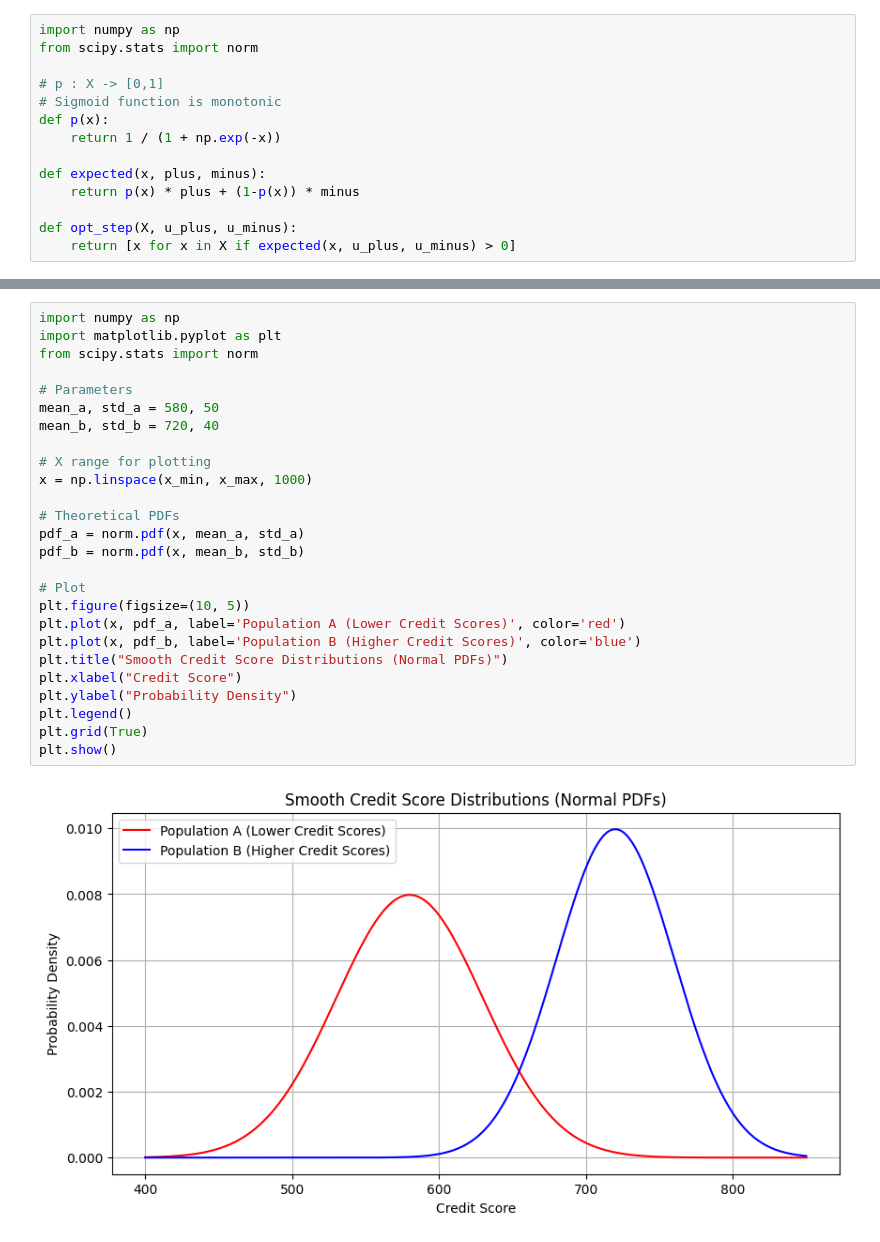
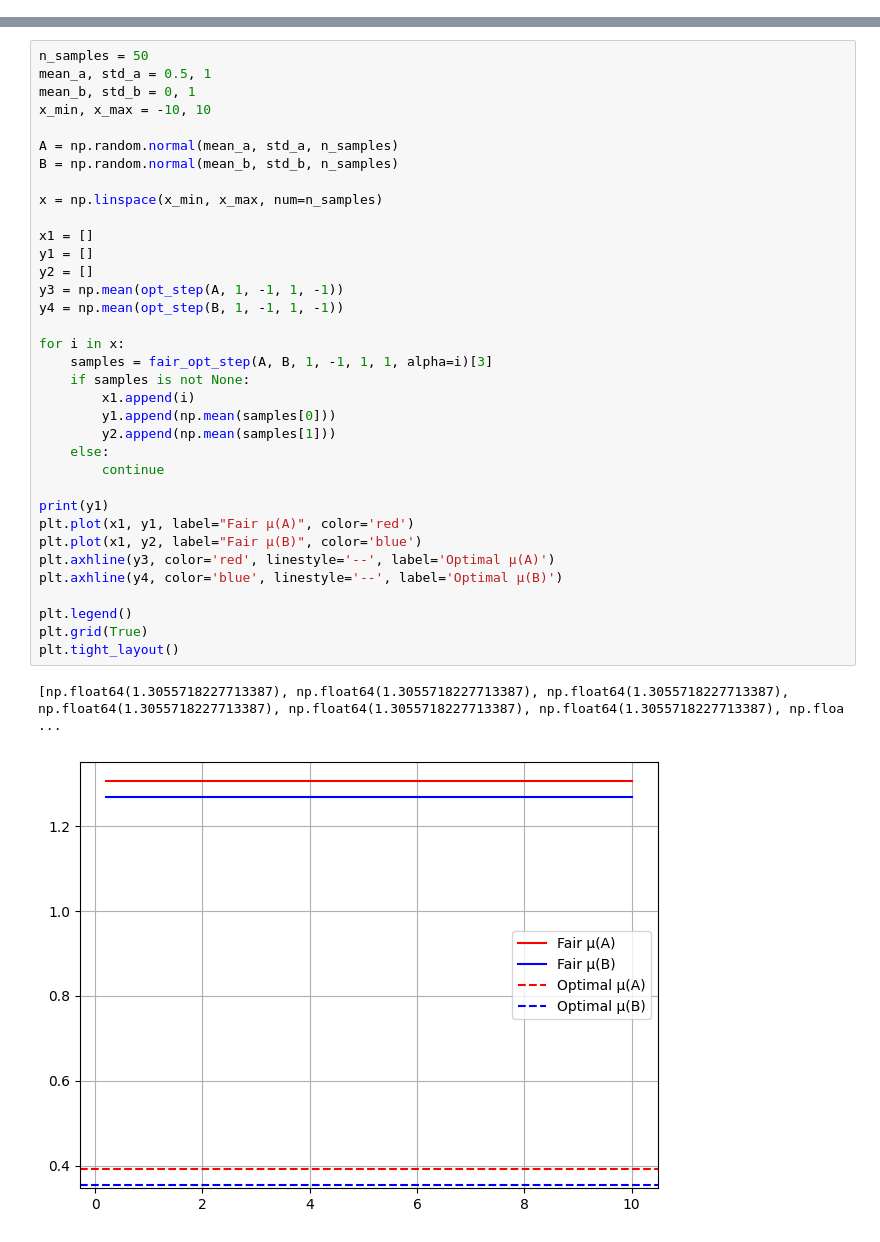
Before and after one commit to joeljins/RoAR, a Jupyter notebook: fairness.ipynb, the cells around one changed output, grey strips where cells are left out. Cells and saved outputs as stored; diff of their text form.

Commit message:
optimal utility

```diff
--- a/fairness.ipynb
+++ b/fairness.ipynb
@@ -24,17 +1,3 @@ we categorize the scores in Definition 2.
-# %%
-import numpy as np
-from scipy.stats import norm
-
-# p : X -> [0,1]
-# Sigmoid function is monotonic
-def p(x):
-    return 1 / (1 + np.exp(-x))
-
-def expected(x, plus, minus):
-    return p(x) * plus + (1-p(x)) * minus
-
-def opt_step(X, u_plus, u_minus):
-    return [x for x in X if expected(x, u_plus, u_minus) > 0]
 # %%
 import numpy as np
 from scipy.stats import norm
@@ -187,28 +66,38 @@ plt.show()
-# %%
-import numpy as np
-import matplotlib.pyplot as plt
-from scipy.stats import norm
-
-# Parameters
-mean_a, std_a = 580, 50
-mean_b, std_b = 720, 40
-
-# X range for plotting
-x = np.linspace(x_min, x_max, 1000)
-
-# Theoretical PDFs
-pdf_a = norm.pdf(x, mean_a, std_a)
-pdf_b = norm.pdf(x, mean_b, std_b)
-
-# Plot
-plt.figure(figsize=(10, 5))
-plt.plot(x, pdf_a, label='Population A (Lower Credit Scores)', color='red')
-plt.plot(x, pdf_b, label='Population B (Higher Credit Scores)', color='blue')
-plt.title("Smooth Credit Score Distributions (Normal PDFs)")
-plt.xlabel("Credit Score")
-plt.ylabel("Probability Density")
-plt.legend()
-plt.grid(True)
-plt.show()
-# %% [output]
-[figure, removed]
+# %%
+n_samples = 50
+mean_a, std_a = 0.5, 1
+mean_b, std_b = 0, 1
+x_min, x_max = -10, 10
+
+A = np.random.normal(mean_a, std_a, n_samples)
+B = np.random.normal(mean_b, std_b, n_samples)
+
+x = np.linspace(x_min, x_max, num=n_samples)
+
+x1 = []
+y1 = []
+y2 = []
+y3 = np.mean(opt_step(A, 1, -1, 1, -1))
+y4 = np.mean(opt_step(B, 1, -1, 1, -1))
+
+for i in x:
+    samples = fair_opt_step(A, B, 1, -1, 1, 1, alpha=i)[3]
+    if samples is not None:
+        x1.append(i)
+        y1.append(np.mean(samples[0]))
+        y2.append(np.mean(samples[1]))
+    else:
+        continue
+
+print(y1)
+plt.plot(x1, y1, label="Fair μ(A)", color='red')
+plt.plot(x1, y2, label="Fair μ(B)", color='blue')
+plt.axhline(y3, color='red', linestyle='--', label='Optimal μ(A)')
+plt.axhline(y4, color='blue', linestyle='--', label='Optimal μ(B)')
+
+plt.legend()
+plt.grid(True)
+plt.tight_layout()
+# %% [output]
+[np.float64(1.3055718227713387), np.float64(1.3055718227713387), np.float64(1.3055718227713387), np.float64(1.3055718227713387), np.float64(1.3055718227713387), np.float64(1.3055718227713387), np.floa ...
+[figure, added]
```
Also changed, not shown: parts of 4 cells of this notebook.
